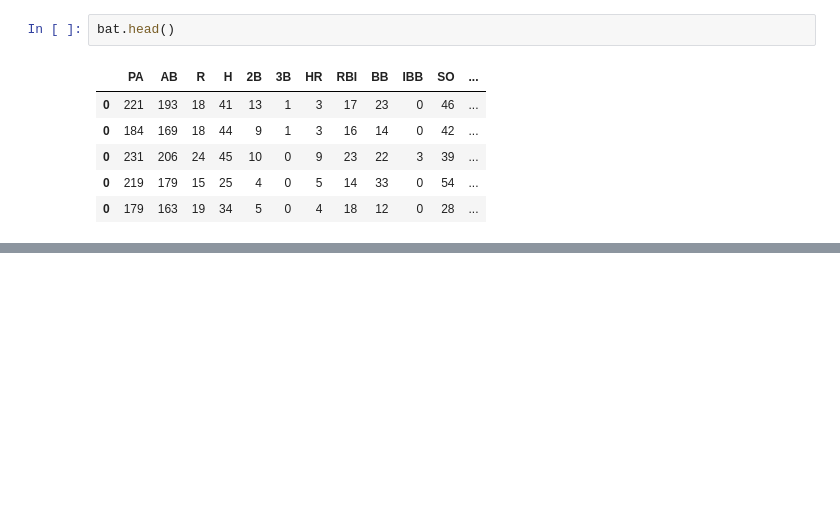
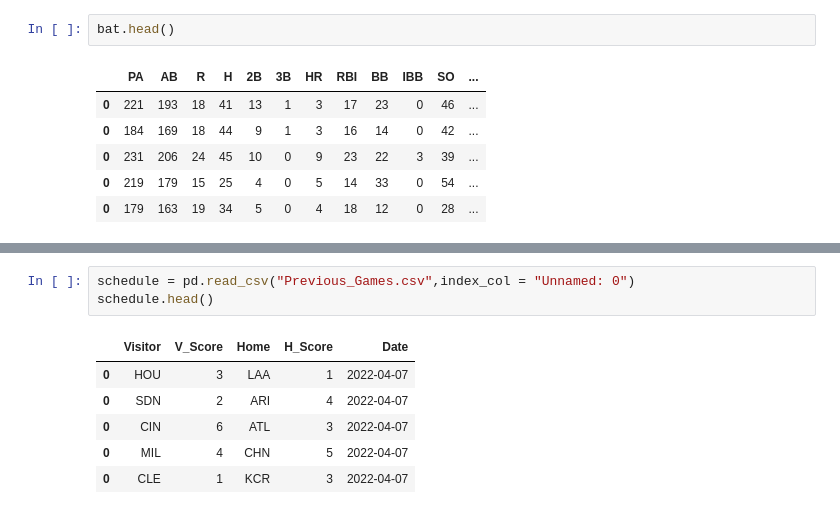
Before and after one commit to JTMachen/MachineLearningBaseball, a Jupyter notebook: Schedule_Concat.ipynb, the cells around one changed output, grey strips where cells are left out. Cells and saved outputs as stored; diff of their text form; blank space fills up the shorter version.

```diff
--- a/Schedule_Concat.ipynb
+++ b/Schedule_Concat.ipynb
@@ -69,0 +70,10 @@ pitch.drop_duplicates().sort_values(["Team","Date"])
+# %%
+schedule = pd.read_csv("Previous_Games.csv",index_col = "Unnamed: 0")
+schedule.head()
+# %% [output]
+|  | Visitor | V_Score | Home | H_Score | Date |
+| 0 | HOU | 3 | LAA | 1 | 2022-04-07 |
+| 0 | SDN | 2 | ARI | 4 | 2022-04-07 |
+| 0 | CIN | 6 | ATL | 3 | 2022-04-07 |
+| 0 | MIL | 4 | CHN | 5 | 2022-04-07 |
+| 0 | CLE | 1 | KCR | 3 | 2022-04-07 |
```
Also changed, not shown: parts of 5 cells of this notebook, 2 other files.
